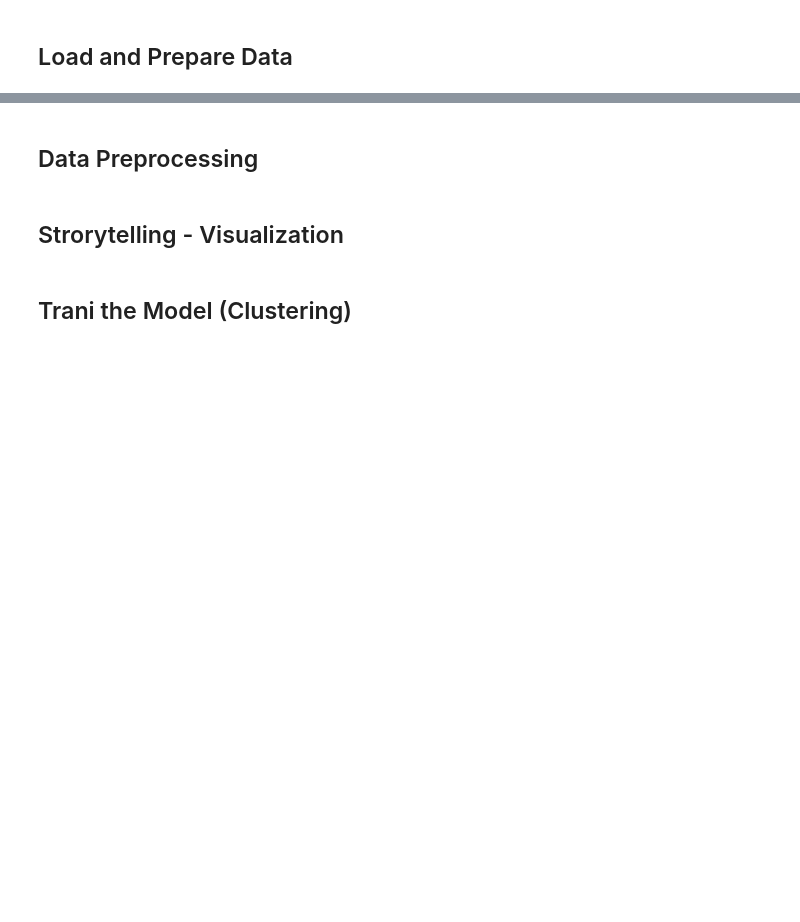
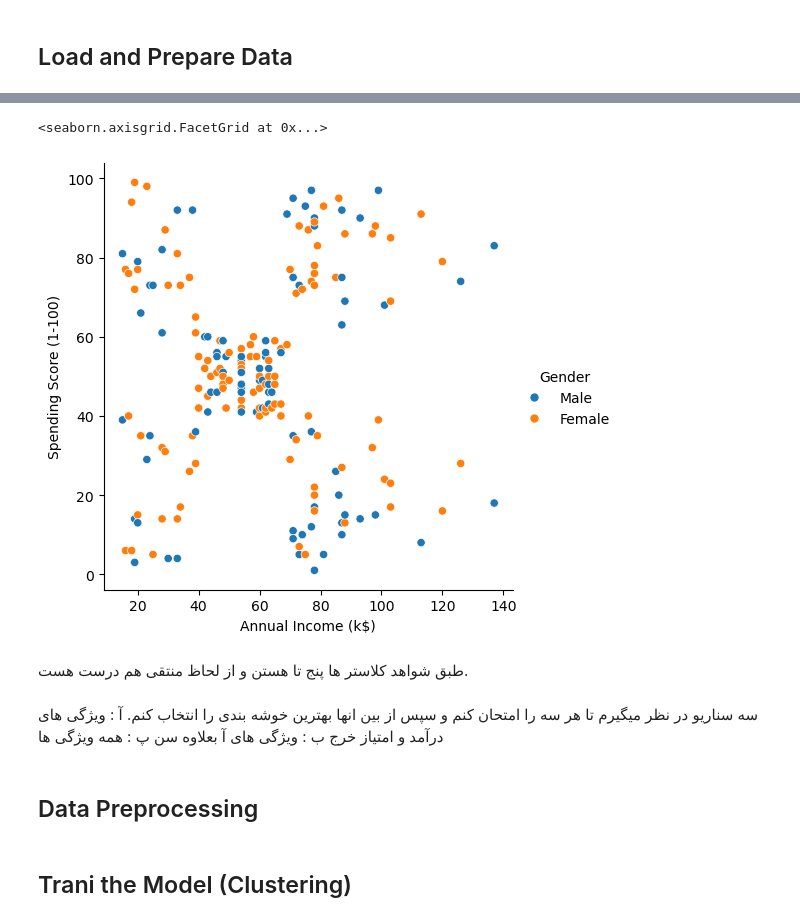
Before and after one commit to sher2008v/ml-practice-lab, a Jupyter notebook: 4- mall-customers/Mall Customers.ipynb, the cells around one changed output, grey strips where cells are left out. Saved outputs shown, nothing was run; the diff lists cells and outputs as text; code cells hidden in the pictures; blank space fills up the shorter version.

```diff
--- a/4- mall-customers/Mall Customers.ipynb
+++ b/4- mall-customers/Mall Customers.ipynb
@@ -11,4 +73,14 @@
+# %%
+sns.relplot(data=data, x='Annual Income (k$)', y='Spending Score (1-100)', hue='Gender')
+# %% [output]
+<seaborn.axisgrid.FacetGrid at 0x...>
+[figure, added]
+# %% [markdown]
+طبق شواهد کلاستر ها پنج تا هستن و از لحاظ منتقی هم درست هست.
+# %% [markdown]
+سه سناریو در نظر میگیرم تا هر سه را امتحان کنم و سپس از بین انها بهترین خوشه بندی را انتخاب کنم.
+آ : ویژگی های درآمد و امتیاز خرج
+ب : ویژگی های آ بعلاوه سن
+پ : همه ویژگی ها
 # %% [markdown]
 ## Data Preprocessing
-# %% [markdown]
-## Strorytelling - Visualization
```
Also changed, not shown: parts of 21 cells of this notebook.
